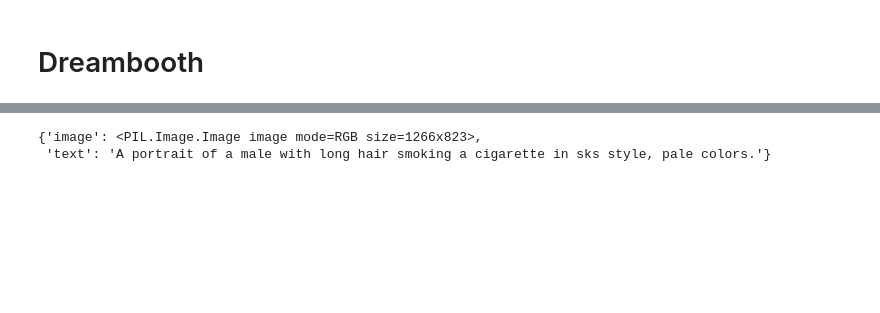
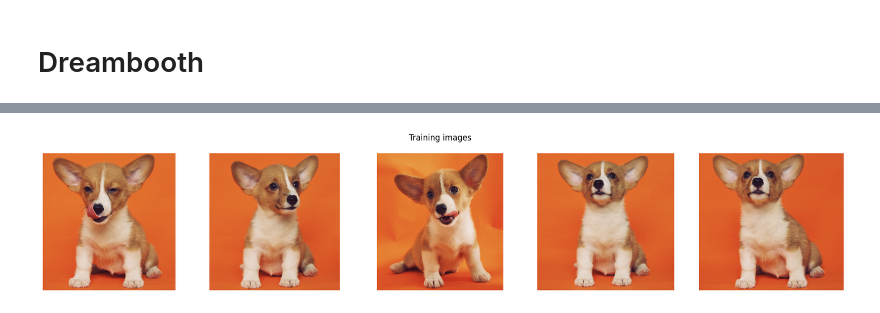
Before and after one commit to milosz7/ml2025-26, a Jupyter notebook: lab/diffusion_project.ipynb, the cells around one changed output, grey strips where cells are left out. Saved outputs shown, nothing was run; the diff lists cells and outputs as text; code cells hidden in the pictures; blank space fills up the shorter version.

Commit message:
Add dreambooth training for dog images

```diff
--- a/lab/diffusion_project.ipynb
+++ b/lab/diffusion_project.ipynb
@@ -45,8 +25,27 @@ Archive:  /content/style_images_dataset.zip
 # %%
-from datasets import load_dataset
-dataset = load_dataset("imagefolder", data_dir="/content/style_images_dataset/images")
+from huggingface_hub import snapshot_download
+from PIL import Image
+import matplotlib.pyplot as plt
+import os
+
+local_dir = "./dog"
+snapshot_download(
+    "diffusers/dog-example",
+    local_dir=local_dir,
+    repo_type="dataset",
+    ignore_patterns=".gitattributes",
+)
+
+data_dir = "/content/dog"
+filelist = os.listdir(data_dir)
+filelist = [f for f in filelist if f.endswith(".jpeg")]
+fig, ax = plt.subplots(1, len(filelist), figsize=(len(filelist) * 3.5, 3.5))
+for n, img in enumerate(filelist):
+    img = Image.open(os.path.join(data_dir, img))
+    ax[n].axis("off")
+    ax[n].imshow(img)
+fig.suptitle("Training images")
+plt.tight_layout()
+plt.show()
+# %% [output]
+[figure, added]
-# %%
-dataset['train'][0]
-# %% [output]
-{'image': <PIL.Image.Image image mode=RGB size=1266x823>,
- 'text': 'A portrait of a male with long hair smoking a cigarette in sks style, pale colors.'}
```
Also changed, not shown: parts of 12 cells of this notebook.
